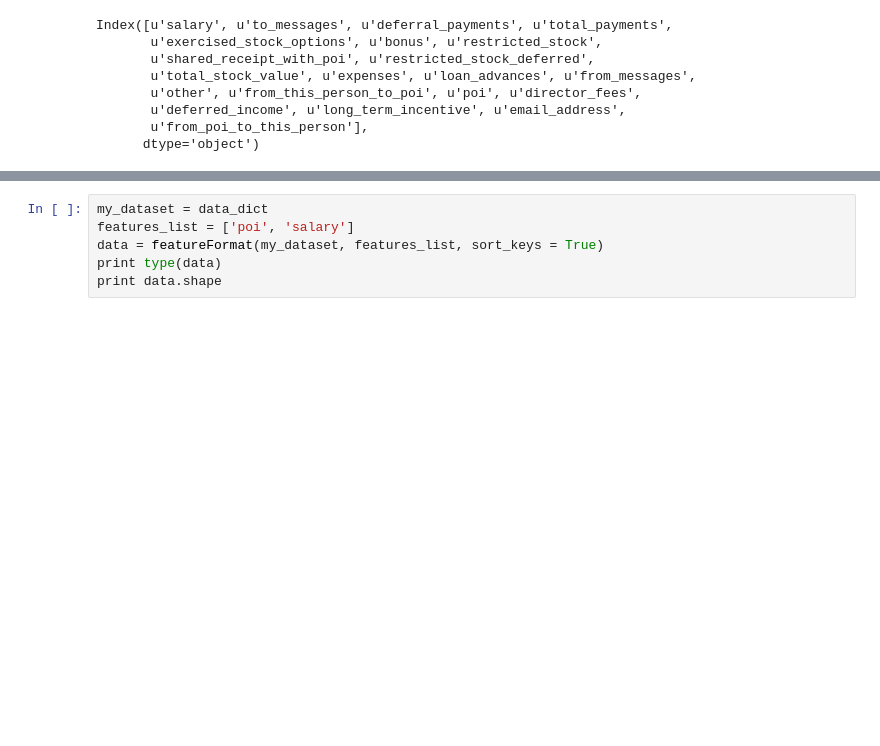
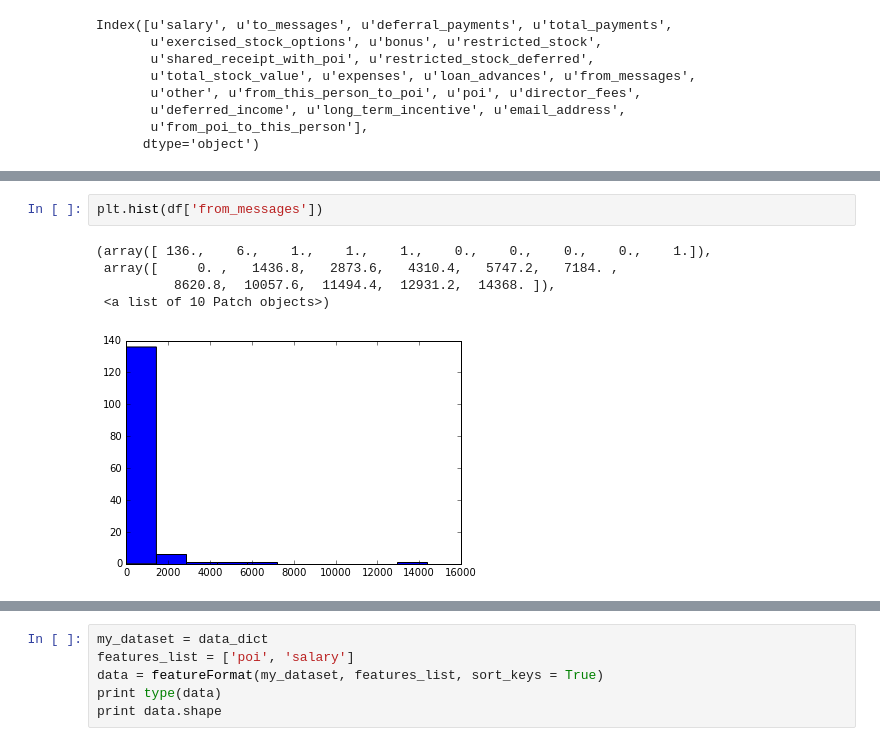
Before and after one commit to caearo/ud120-projects, a Jupyter notebook: final_project/data_explore.ipynb, the cells around one changed output, grey strips where cells are left out. Drawn from its saved outputs; the diff is of its cells as text; blank space fills up the shorter version.

```diff
--- a/final_project/data_explore.ipynb
+++ b/final_project/data_explore.ipynb
@@ -47,0 +106,8 @@ Index([u'salary', u'to_messages', u'deferral_payments', u'total_payments',
+# %%
+plt.hist(df['from_messages'])
+# %% [output]
+(array([ 136.,    6.,    1.,    1.,    1.,    0.,    0.,    0.,    0.,    1.]),
+ array([     0. ,   1436.8,   2873.6,   4310.4,   5747.2,   7184. ,
+          8620.8,  10057.6,  11494.4,  12931.2,  14368. ]),
+ <a list of 10 Patch objects>)
+[figure, added]
```
Also changed, not shown: parts of 10 cells of this notebook, 2 other files.
